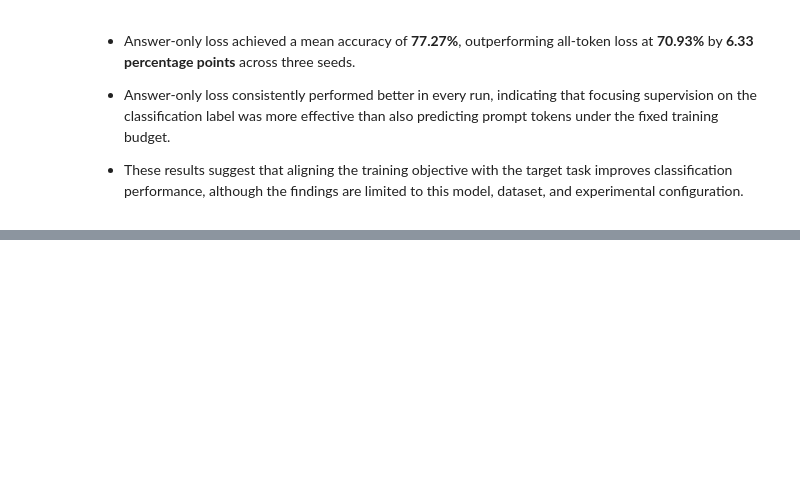
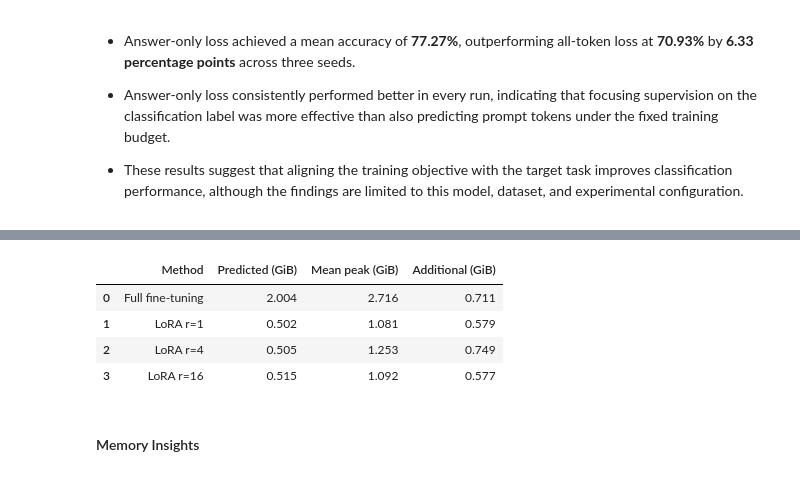
Before and after one commit to dancmartin11/aigc-5500-lab-06-fine-tune-with-lora, a Jupyter notebook: daniel_alejandro_castillo_martin_LAB6.ipynb, the cells around one changed output, grey strips where cells are left out. Saved outputs shown, nothing was run; the diff lists cells and outputs as text; code cells hidden in the pictures; blank space fills up the shorter version.

```diff
--- a/daniel_alejandro_castillo_martin_LAB6.ipynb
+++ b/daniel_alejandro_castillo_martin_LAB6.ipynb
@@ -868,0 +971,30 @@ loss_summary.round(2)
+# %%
+# Summarize predicted persistent memory and measured CUDA peaks
+cuda_summary = (memory_df.groupby('Method', sort = False).agg(
+        predicted_bytes=('Predicted total', 'first'),
+        mean_peak_bytes=('Peak CUDA', 'mean'),
+        min_peak_bytes=('Peak CUDA', 'min'),
+        max_peak_bytes=('Peak CUDA', 'max'),
+    )
+)
+
+cuda_summary.reset_index(inplace = True)
+
+# Convert memory values to GiB for interpretation
+cuda_summary['Predicted (GiB)'] = (cuda_summary['predicted_bytes'] / 1024**3)
+
+cuda_summary['Mean peak (GiB)'] = (cuda_summary['mean_peak_bytes'] / 1024**3)
+
+# Calculate the difference between peak allocation and persistent memory
+cuda_summary['Additional (GiB)'] = (cuda_summary['Mean peak (GiB)'] - cuda_summary['Predicted (GiB)'])
+
+# Show the peak memory comparison
+cuda_summary[['Method', 'Predicted (GiB)', 'Mean peak (GiB)', 'Additional (GiB)']].round(3)
+# %% [output]
+|  | Method | Predicted (GiB) | Mean peak (GiB) | Additional (GiB) |
+| 0 | Full fine-tuning | 2.004 | 2.716 | 0.711 |
+| 1 | LoRA r=1 | 0.502 | 1.081 | 0.579 |
+| 2 | LoRA r=4 | 0.505 | 1.253 | 0.749 |
+| 3 | LoRA r=16 | 0.515 | 1.092 | 0.577 |
+# %% [markdown]
+#### Memory Insights
```
Also changed, not shown: parts of 16 cells of this notebook, 1 other file.
